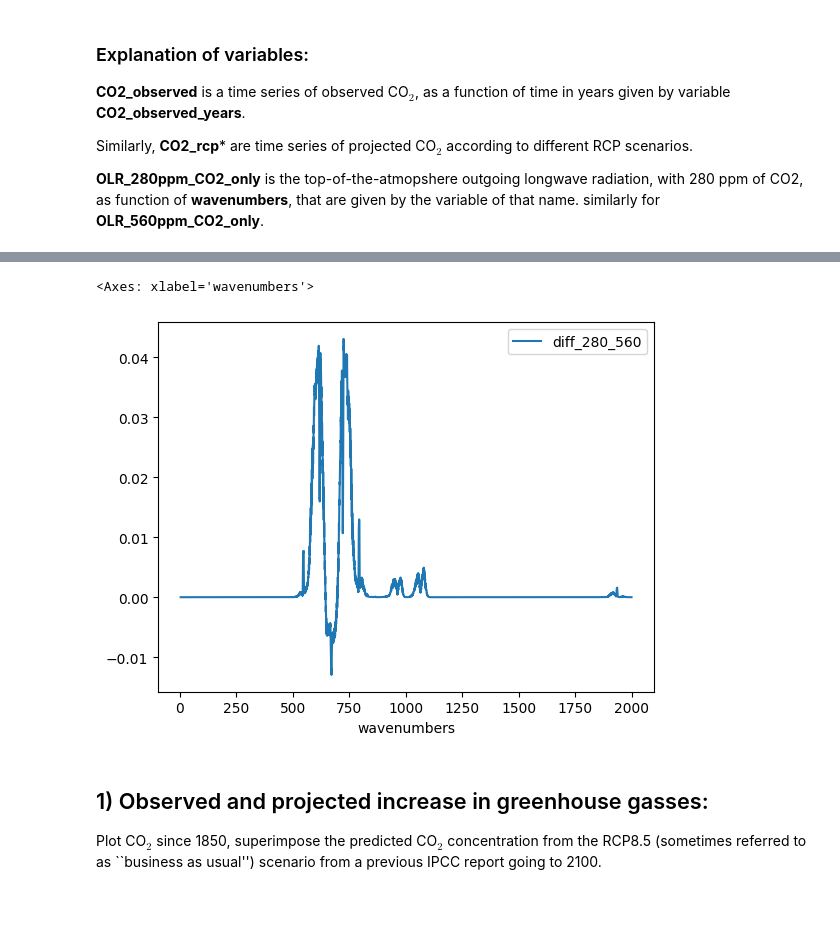
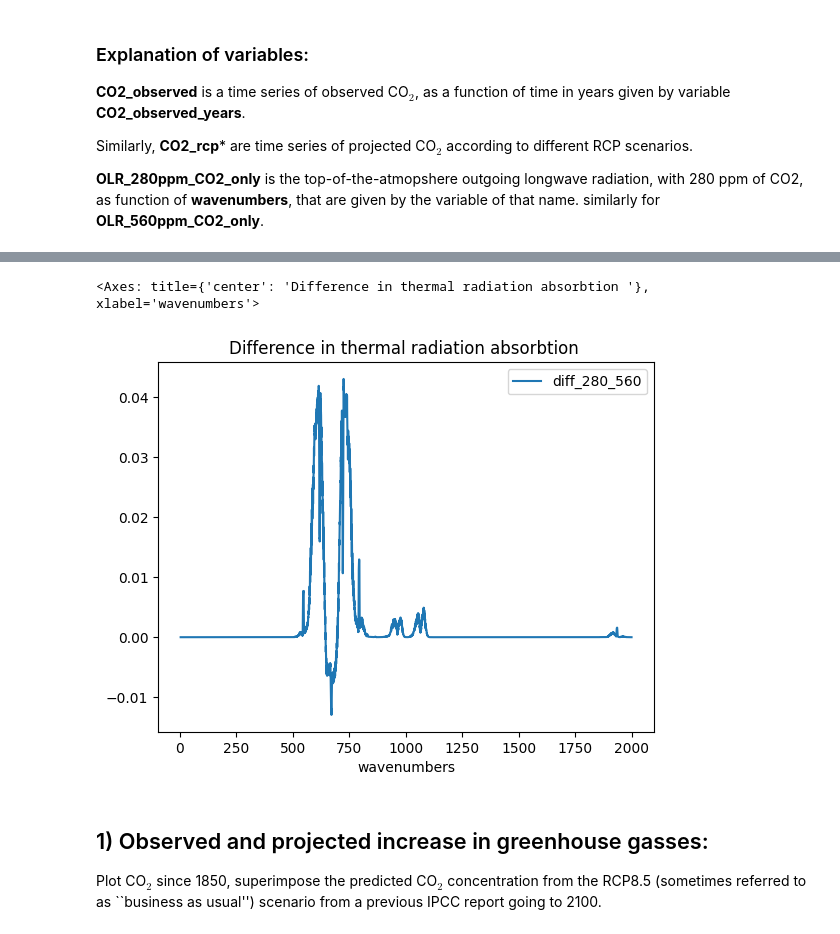
Before and after one commit to gagnagaman/Tziperman, a Jupyter notebook: greenhouse_workshop_colab.ipynb, the cells around one changed output, grey strips where cells are left out. Drawn from its saved outputs; the diff is of its cells as text; code cells hidden in the pictures; blank space fills up the shorter version.

```diff
--- a/greenhouse_workshop_colab.ipynb
+++ b/greenhouse_workshop_colab.ipynb
@@ -108,10 +108,10 @@ df_w.plot(x='wavenumbers')
 df_w = df_excel[['wavenumbers','OLR_280ppm_CO2_only','OLR_560ppm_CO2_only']].copy()
 df_w['diff_280_560'] = df_w['OLR_280ppm_CO2_only'] - df_w['OLR_560ppm_CO2_only']
 # %%
-df_w.plot(x='wavenumbers', y='diff_280_560', kind='line')
+df_w.plot(x='wavenumbers', y='diff_280_560', kind='line',title='Difference in thermal radiation absorbtion ')
 # %% [output]
-<Axes: xlabel='wavenumbers'>
+<Axes: title={'center': 'Difference in thermal radiation absorbtion '}, xlabel='wavenumbers'>
-[figure, old version]
+[figure, new version]
 # %% [markdown]
 ## 1) Observed and projected increase in greenhouse gasses:
 
```
Also changed, not shown: parts of 1 cell of this notebook.
